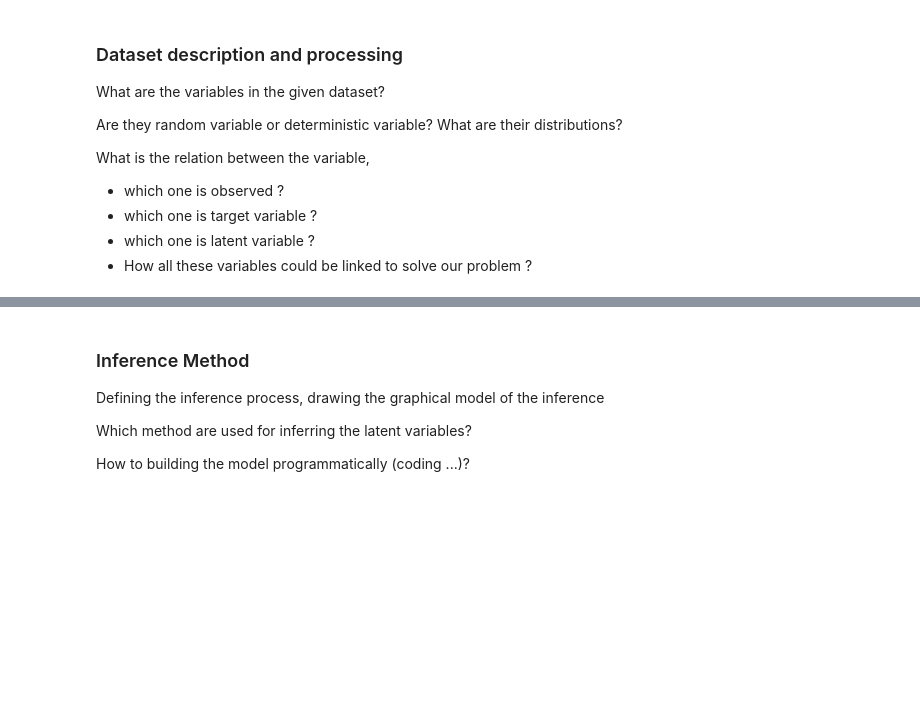
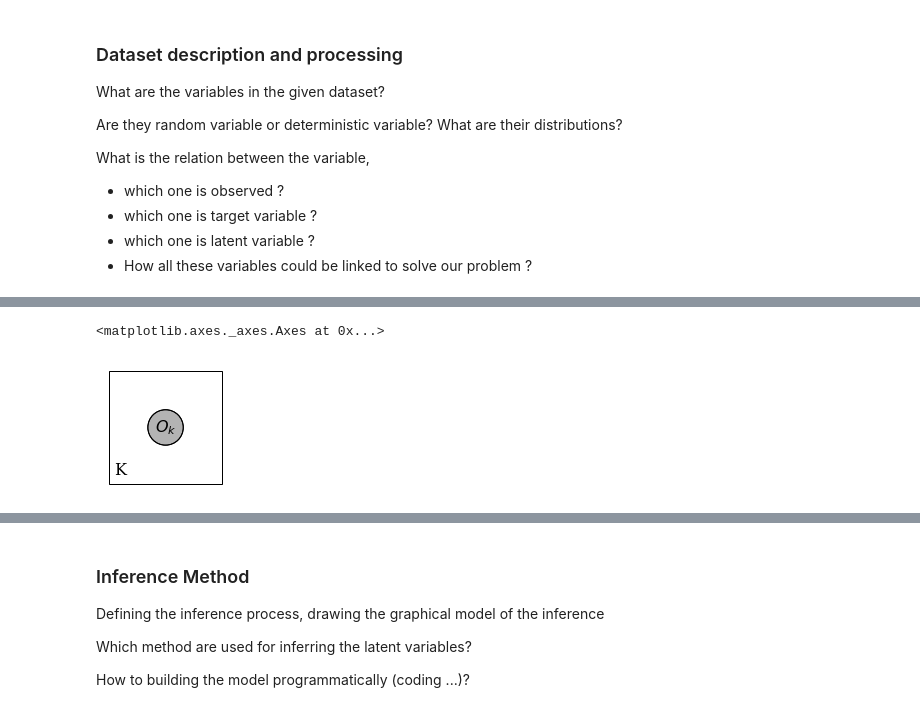
Before and after one commit to AnttiHaerkoenen/BAY1, a Jupyter notebook: BAY1_ReportForm.ipynb, the cells around one changed output, grey strips where cells are left out. Saved outputs shown, nothing was run; the diff lists cells and outputs as text; code cells hidden in the pictures; blank space fills up the shorter version.

```diff
--- a/BAY1_ReportForm.ipynb
+++ b/BAY1_ReportForm.ipynb
@@ -75,0 +74,16 @@ Write down the joint probability equation of the model
+# %%
+import daft
+from matplotlib import rc
+
+rc("font", family="serif", size=16)
+scale = 1.25
+pgm = daft.PGM()
+
+pgm.add_node('orthodox', r'$O_{k}$', 1, 1, scale=scale, observed=True)
+
+pgm.add_plate([0, 0, 2, 2], 'K')
+
+pgm.render()
+# %% [output]
+<matplotlib.axes._axes.Axes at 0x...>
+[figure, added]
```
Also changed, not shown: parts of 4 cells of this notebook.
